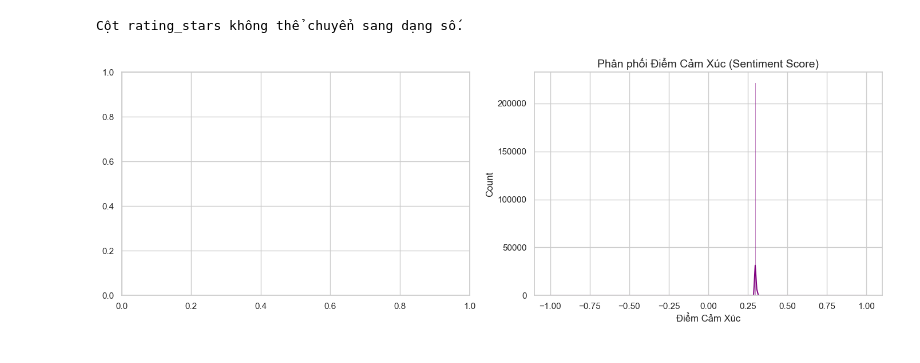
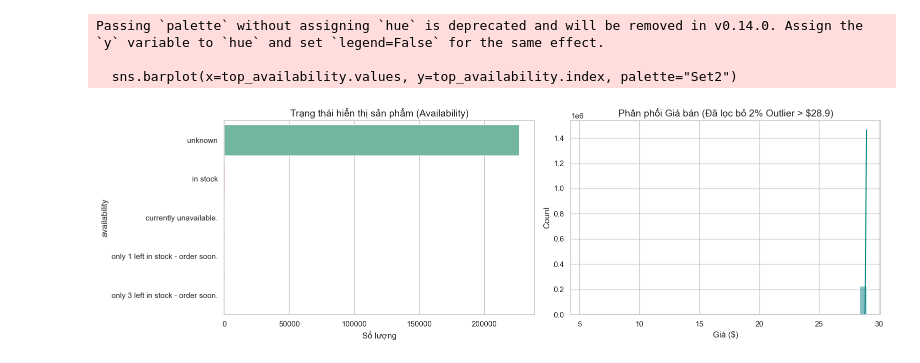
Before and after one commit to NguynnThah/CTD2026_DT049, a Jupyter notebook: notebooks/02_EDA.ipynb, the cells around one changed output. Drawn from its saved outputs; the diff is of its cells as text; code cells hidden in the pictures.

```diff
--- a/notebooks/02_EDA.ipynb
+++ b/notebooks/02_EDA.ipynb
@@ -16,11 +19,10 @@ zip_path = r"D:\UNI\NCKH\CTD2026_DT049\Dataset\processed\cleaned_amazon_dataset.
 with zipfile.ZipFile(zip_path, "r") as z:
     csv_files = [f for f in z.namelist() if f.endswith(".csv")]
     if not csv_files:
-        raise FileNotFoundError("Không tìm thấy file .csv nào!")
+        raise FileNotFoundError("Không tìm thấy file .csv nào trong file ZIP!")
 
-    # Đọc file dữ liệu
     with z.open(csv_files[0]) as f:
         df = pd.read_csv(f)
 
-print(f" Đã tải dữ liệu thành công! Số lượng dòng: {df.shape[0]}, Số lượng cột: {df.shape[1]}")
+print(f"Đã tải thành công! Kích thước: {df.shape[0]} dòng, {df.shape[1]} cột ---")
 # %% [output]
@@ -132,35 +102,36 @@ plt.show()
 # %%
-# CELL 6 (Cập nhật): Phân tích Điểm đánh giá và Cảm xúc
-plt.figure(figsize=(14, 5))
+# 4. PRODUCT ANALYSIS
 
-# Sửa lỗi hiển thị Rating Stars
+plt.figure(figsize=(16, 5))
+
+# Đồ thị 4.1: Tình trạng hàng hóa (Availability)
 plt.subplot(1, 2, 1)
-if "rating_stars" in df.columns:
-    # Ép kiểu về số, nếu có chữ sẽ tự động chuyển thành NaN để không lỗi đồ thị
-    rating_numeric = pd.to_numeric(df["rating_stars"], errors="coerce").dropna()
+if "availability" in df.columns:
+    # Lấy top 5 trạng thái phổ biến nhất để tránh rối mắt
+    top_availability = df["availability"].value_counts().head(5)
+    sns.barplot(x=top_availability.values, y=top_availability.index, palette="Set2")
+    plt.title("Trạng thái hiển thị sản phẩm (Availability)")
+    plt.xlabel("Số lượng")
+else:
+    plt.text(0.5, 0.5, "Không tìm thấy cột availability", ha="center")
 
-    if len(rating_numeric) > 0:
-        sns.countplot(
-            x=rating_numeric, hue=rating_numeric, palette="Blues_r", legend=False
-        )
-        plt.title("Phân phối Điểm đánh giá Sản phẩm (Rating Stars)")
-        plt.xlabel("Số sao")
-        plt.ylabel("Số lượng")
-    else:
-        print("Cột rating_stars không thể chuyển sang dạng số.")
+# Đồ thị 4.2: Phân phối giá thực tế (Lọc Outliers bằng phân vị 98%)
+plt.subplot(1, 2, 2)
+if "price_value" in df.columns and df["price_value"].notna().sum() > 0:
+    price_limit = df["price_value"].quantile(0.98)
+    filtered_price = df[df["price_value"] <= price_limit]["price_value"]
+
+    sns.histplot(filtered_price, kde=True, color="teal", bins=40)
+    plt.title(f"Phân phối Giá bán (Đã lọc bỏ 2% Outlier > ${price_limit:.1f})")
+    plt.xlabel("Giá ($)")
 else:
-    print("Không tìm thấy cột rating_stars.")
-
-# Biểu đồ cột cho sentiment_score
-plt.subplot(1, 2, 2)
-if "sentiment_score" in df.columns:
-    sns.histplot(df["sentiment_score"].dropna(), kde=True, color="purple")
-    plt.title("Phân phối Điểm Cảm Xúc (Sentiment Score)")
-    plt.xlabel("Điểm Cảm Xúc")
+    plt.text(0.5, 0.5, "Không có dữ liệu price_value", ha="center")
 
 plt.tight_layout()
 plt.show()
 # %% [output]
-Cột rating_stars không thể chuyển sang dạng số.
+Passing `palette` without assigning `hue` is deprecated and will be removed in v0.14.0. Assign the `y` variable to `hue` and set `legend=False` for the same effect.
+
+  sns.barplot(x=top_availability.values, y=top_availability.index, palette="Set2")
-[figure, old version]
+[figure, new version]
 # %%
```
Also changed, not shown: parts of 11 cells of this notebook.
